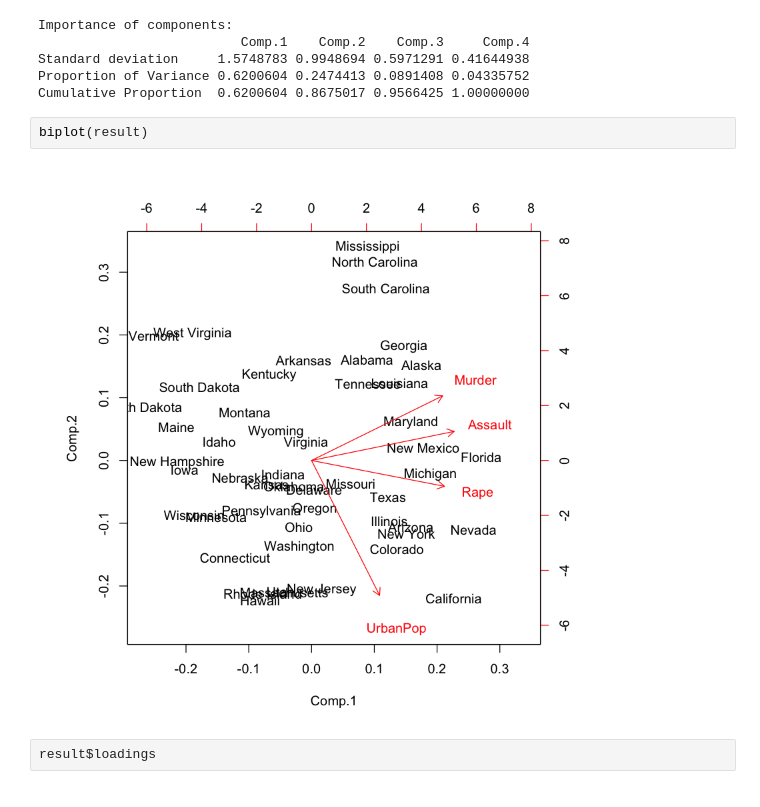
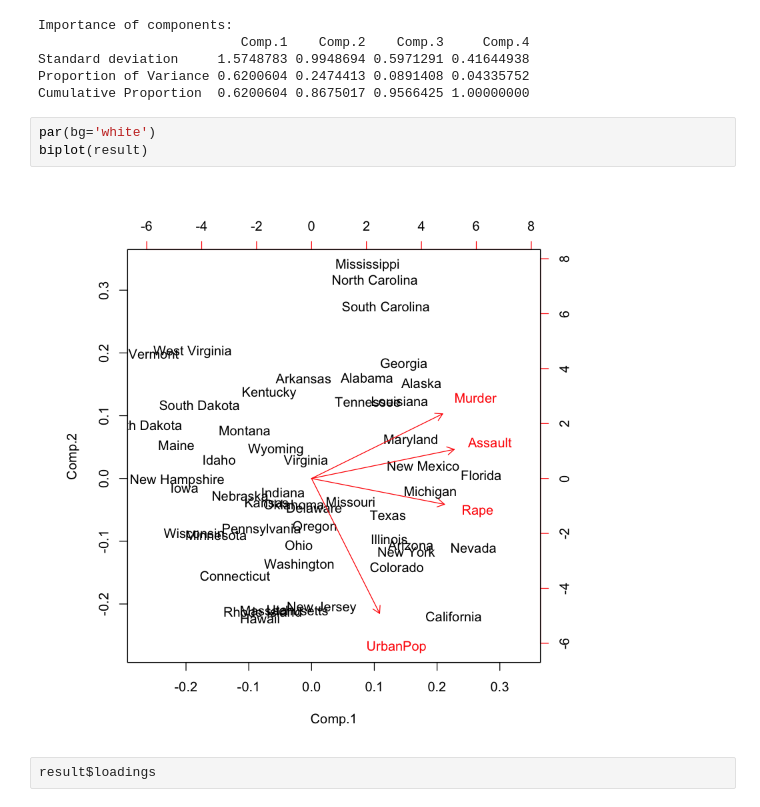
Before and after one commit to naddda0813/Rbase, a Jupyter notebook: 16. 주성분 분석.ipynb, the cells around one changed output. Saved outputs shown, nothing was run; the diff lists cells and outputs as text.

```diff
--- a/16. 주성분 분석.ipynb
+++ b/16. 주성분 분석.ipynb
@@ -192,10 +192,11 @@ Importance of components:
 Standard deviation     1.5748783 0.9948694 0.5971291 0.41644938
 Proportion of Variance 0.6200604 0.2474413 0.0891408 0.04335752
 Cumulative Proportion  0.6200604 0.8675017 0.9566425 1.00000000
-# %%
-biplot(result)
-# %% [output]
-[figure, removed]
+# %%
+par(bg='white')
+biplot(result)
+# %% [output]
+[figure, added]
 # %%
 result$loadings
 # %% [output]
```
Also changed, not shown: parts of 3 cells of this notebook, 13 other files.
